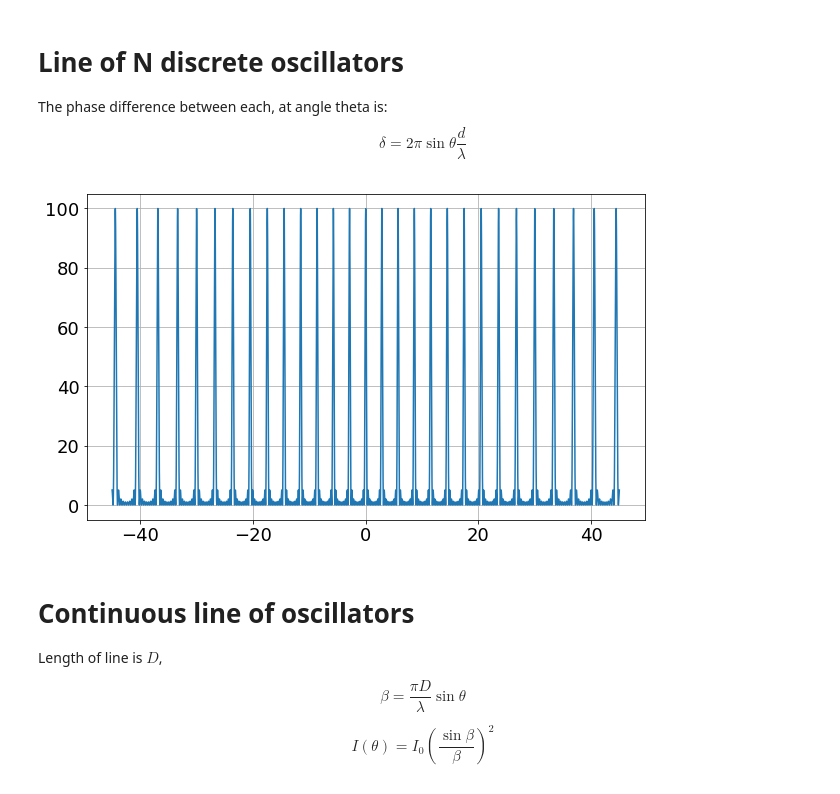
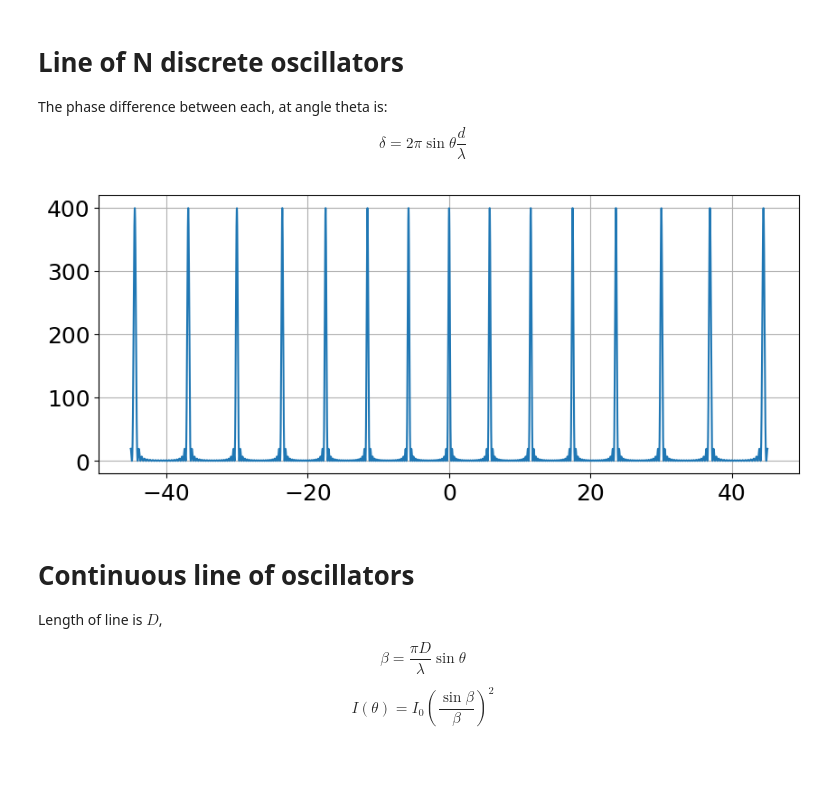
Before and after one commit to JohnRuhl/Tutorials, a Jupyter notebook: Diffraction.ipynb, the cells around one changed output. Cells and saved outputs as stored; diff of their text form; code cells hidden in the pictures; blank space fills up the shorter version.

```diff
--- a/Diffraction.ipynb
+++ b/Diffraction.ipynb
@@ -5,27 +5,27 @@ import matplotlib
 import matplotlib.pyplot as plt
 %matplotlib inline
 plt.rcParams.update({'font.size': 18})
-plt.rcParams['figure.figsize'] = [10, 6]
+plt.rcParams['figure.figsize'] = [10, 4]
 # %% [markdown]
 # Line of N discrete oscillators
 The phase difference between each, at angle theta is:
 $$ \delta = 2 \pi \sin\theta \frac{d}{\lambda} $$
 # %%
-N = 10               # number of oscillators
-d_over_lambda = 20  # spacing between oscillators, in wavelengths
+N = 20          # number of oscillators
+d_over_lambda = 10  # spacing between oscillators, in wavelengths
 
 theta_max = 45      #deg
 theta_deg = np.linspace(-theta_max,theta_max, 10000)
 theta_rad = theta_deg*np.pi/180.
 
 delta = 2*np.pi*np.sin(theta_rad)*d_over_lambda
 
 I = np.sin(N*delta/2)**2 / np.sin(delta/2)**2
 
 plt.plot(theta_deg,I)
 plt.grid()
 # %% [output]
-[figure, old version]
+[figure, new version]
 # %% [markdown]
 # Continuous line of oscillators
 Length of line is $D$,
```
Also changed, not shown: parts of 2 cells of this notebook, 5 other files.
